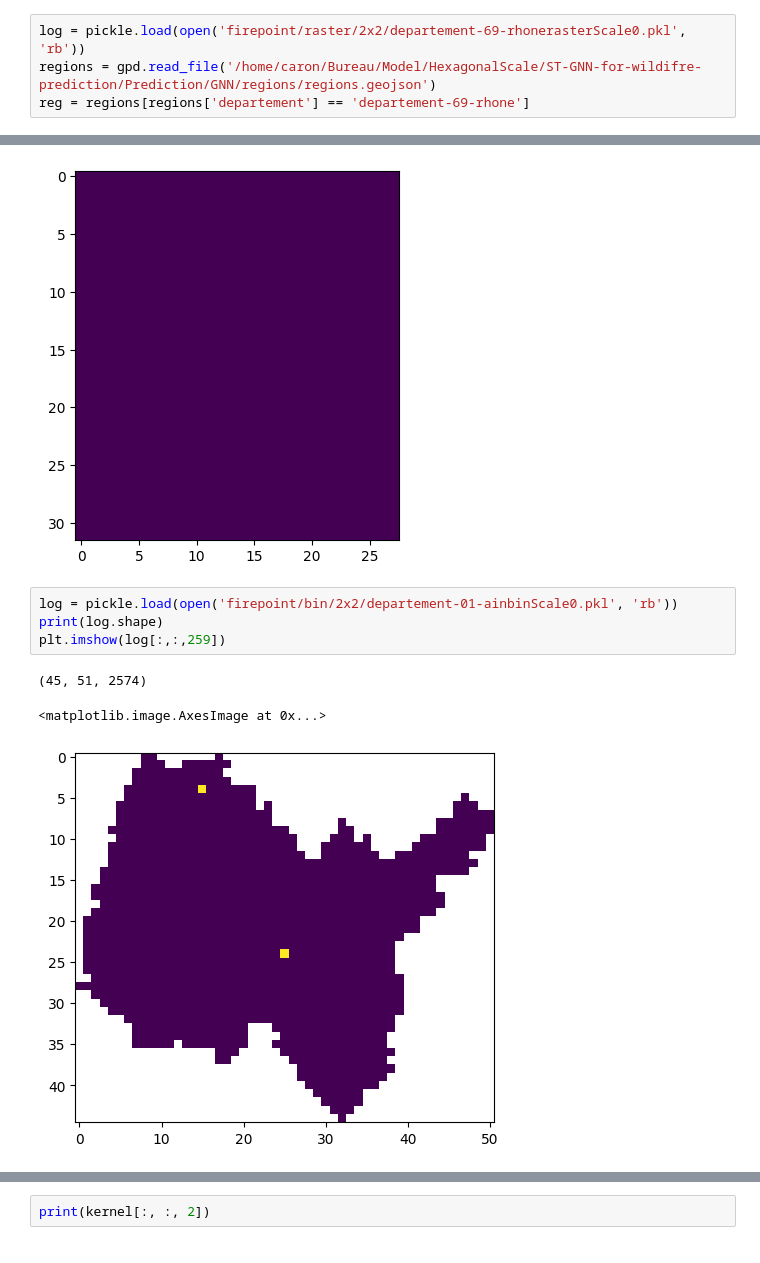
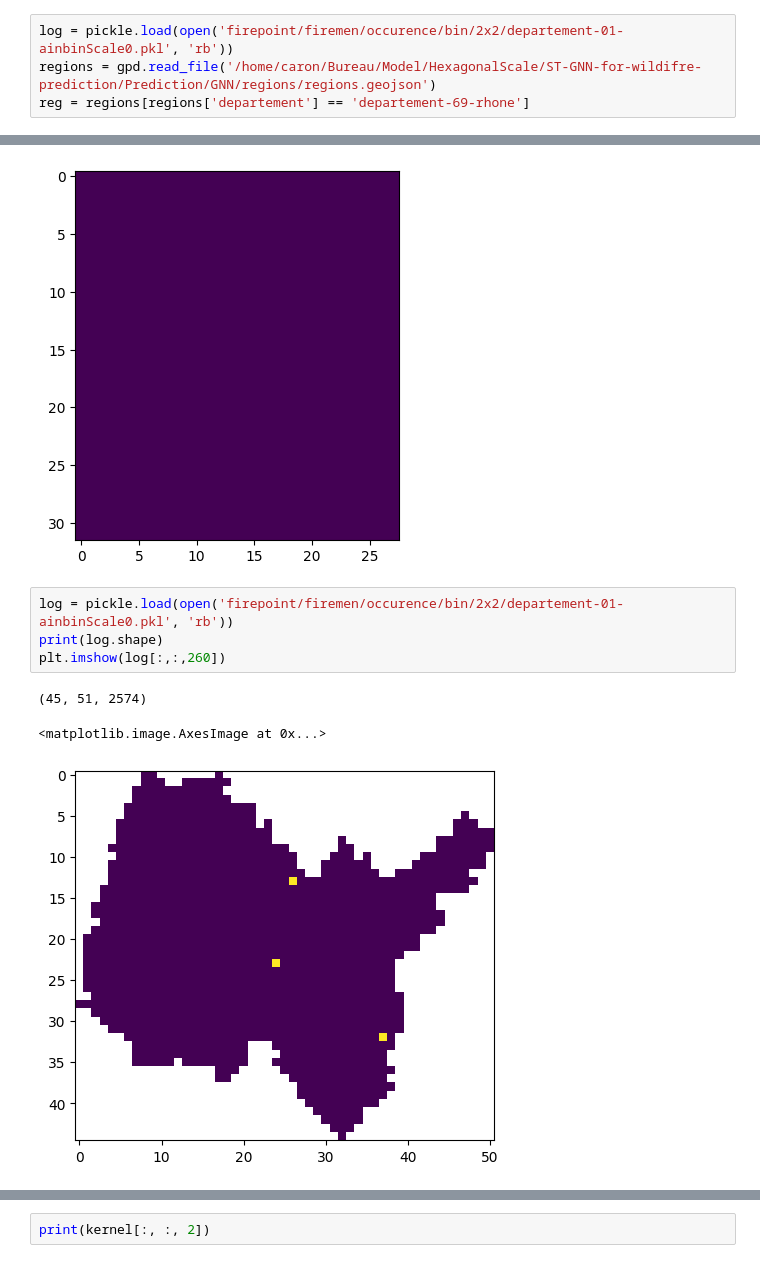
Before and after one commit to NicolasCaronPro/ST-GNN-for-wildifre-prediction, a Jupyter notebook: Prediction/Target/check.ipynb, the cells around one changed output, grey strips where cells are left out. Drawn from its saved outputs; the diff is of its cells as text.

```diff
--- a/Prediction/Target/check.ipynb
+++ b/Prediction/Target/check.ipynb
@@ -15,5 +15,5 @@ alldates[258]
 '2018-02-25'
 # %%
-log = pickle.load(open('firepoint/raster/2x2/departement-69-rhonerasterScale0.pkl', 'rb'))
+log = pickle.load(open('firepoint/firemen/occurence/bin/2x2/departement-01-ainbinScale0.pkl', 'rb'))
 regions = gpd.read_file('/home/caron/Bureau/Model/HexagonalScale/ST-GNN-for-wildifre-prediction/Prediction/GNN/regions/regions.geojson')
 reg = regions[regions['departement'] == 'departement-69-rhone']
@@ -78,11 +98,11 @@ plt.imshow(np.isin(log, toMany)[0])
 <matplotlib.image.AxesImage at 0x...>
 [figure]
 # %%
-log = pickle.load(open('firepoint/bin/2x2/departement-01-ainbinScale0.pkl', 'rb'))
+log = pickle.load(open('firepoint/firemen/occurence/bin/2x2/departement-01-ainbinScale0.pkl', 'rb'))
 print(log.shape)
-plt.imshow(log[:,:,259])
+plt.imshow(log[:,:,260])
 # %% [output]
 (45, 51, 2574)
 <matplotlib.image.AxesImage at 0x...>
-[figure, old version]
+[figure, new version]
 # %%
```
Also changed, not shown: parts of 15 cells of this notebook, 4 other files.
